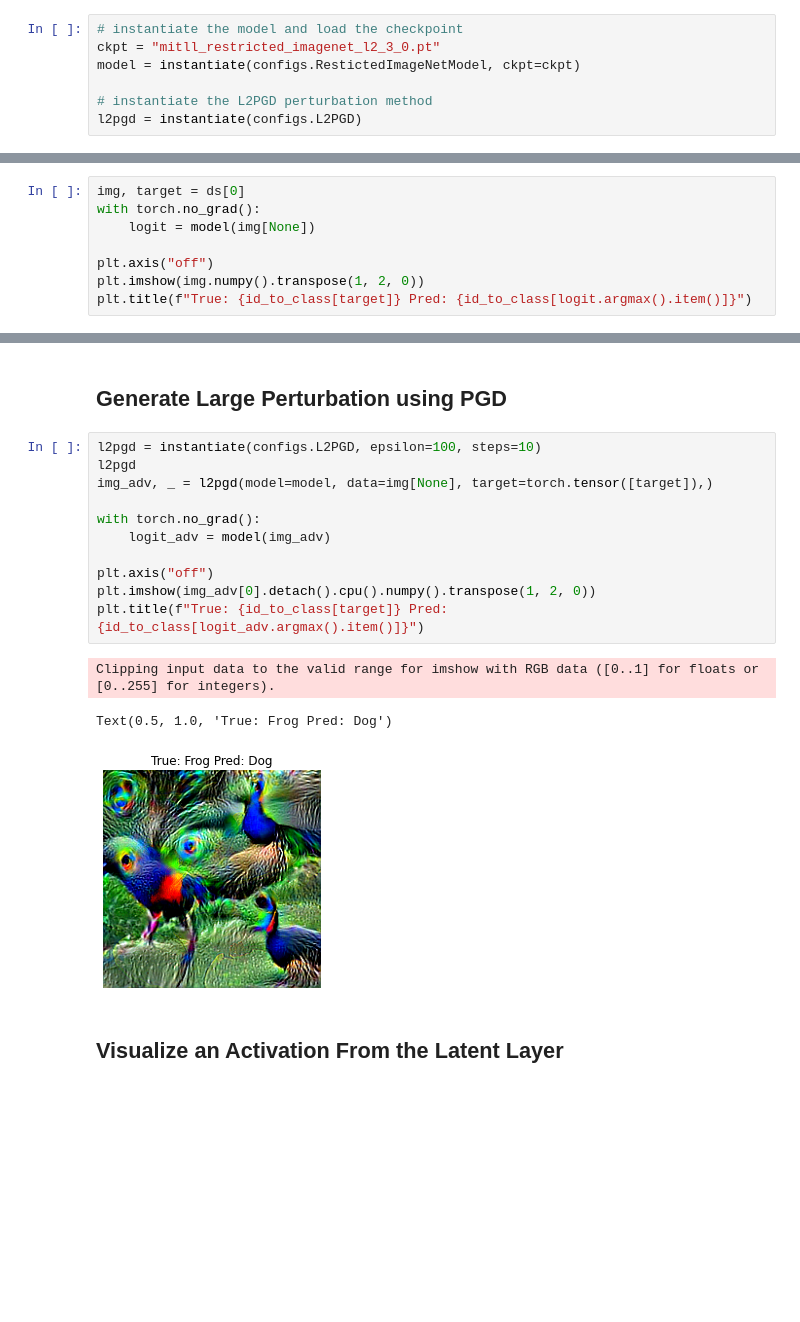
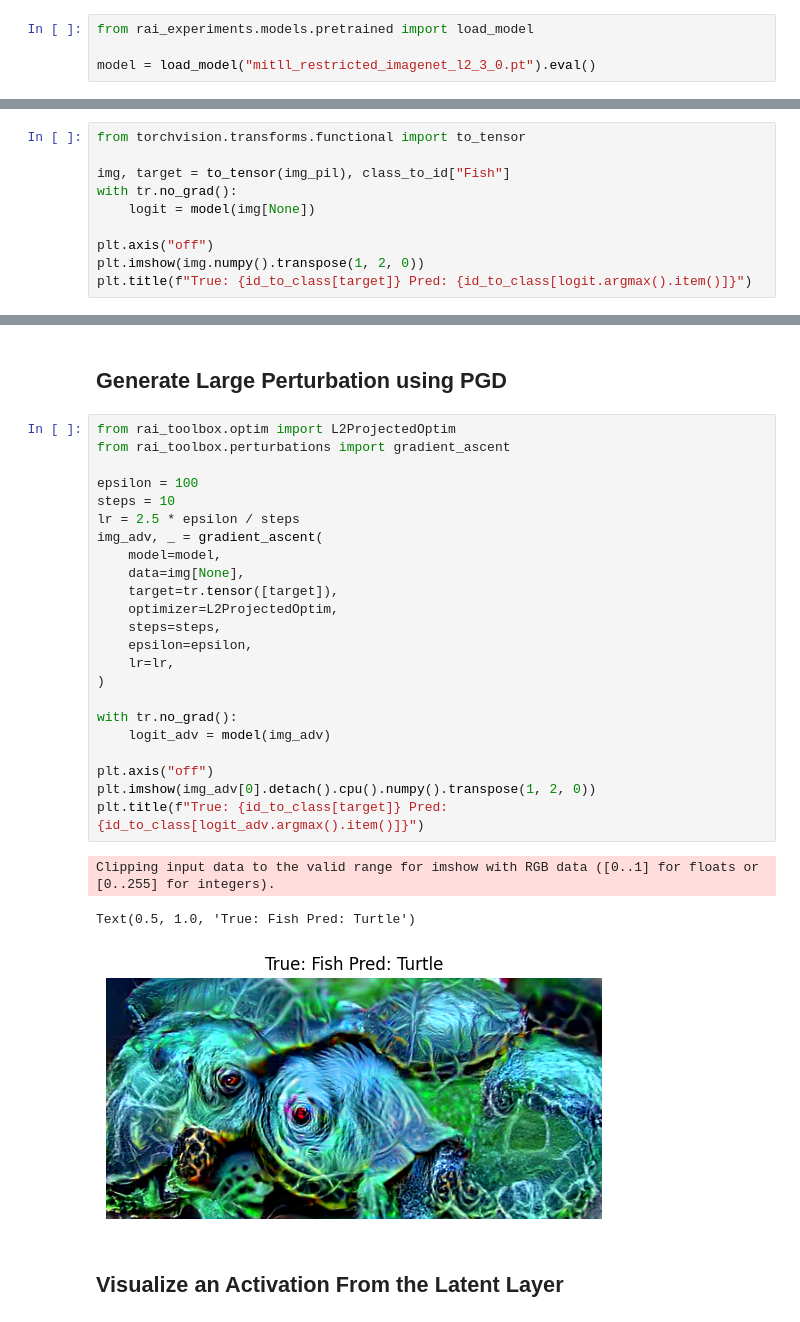
Before and after one commit to mit-ll-responsible-ai/responsible-ai-toolbox, a Jupyter notebook: experiments/madry/Visualizations.ipynb, the cells around one changed output, grey strips where cells are left out. Drawn from its saved outputs; the diff is of its cells as text; blank space fills up the shorter version.

```diff
--- a/experiments/madry/Visualizations.ipynb
+++ b/experiments/madry/Visualizations.ipynb
@@ -37,17 +45,16 @@ class_to_id = dict(
 # Dictionary of index of label to class name
 id_to_class = {v: k for k, v in class_to_id.items()}
 # %%
-# instantiate the model and load the checkpoint
-ckpt = "mitll_restricted_imagenet_l2_3_0.pt"
-model = instantiate(configs.RestictedImageNetModel, ckpt=ckpt)
+from rai_experiments.models.pretrained import load_model
 
-# instantiate the L2PGD perturbation method
-l2pgd = instantiate(configs.L2PGD)
+model = load_model("mitll_restricted_imagenet_l2_3_0.pt").eval()
 # %% [markdown]
 ## Load and Evaluate Image
 # %%
-img, target = ds[0]
-with torch.no_grad():
+from torchvision.transforms.functional import to_tensor
+
+img, target = to_tensor(img_pil), class_to_id["Fish"]
+with tr.no_grad():
     logit = model(img[None])
 
 plt.axis("off")
@@ -59,19 +66,31 @@ Text(0.5, 1.0, 'True: Frog Pred: Dog')
 # %% [markdown]
 ## Generate Large Perturbation using PGD
 # %%
-l2pgd = instantiate(configs.L2PGD, epsilon=100, steps=10)
-l2pgd
-img_adv, _ = l2pgd(model=model, data=img[None], target=torch.tensor([target]),)
+from rai_toolbox.optim import L2ProjectedOptim
+from rai_toolbox.perturbations import gradient_ascent
 
-with torch.no_grad():
+epsilon = 100
+steps = 10
+lr = 2.5 * epsilon / steps
+img_adv, _ = gradient_ascent(
+    model=model,
+    data=img[None],
+    target=tr.tensor([target]),
+    optimizer=L2ProjectedOptim,
+    steps=steps,
+    epsilon=epsilon,
+    lr=lr,
+)
+
+with tr.no_grad():
     logit_adv = model(img_adv)
 
 plt.axis("off")
 plt.imshow(img_adv[0].detach().cpu().numpy().transpose(1, 2, 0))
 plt.title(f"True: {id_to_class[target]} Pred: {id_to_class[logit_adv.argmax().item()]}")
 # %% [output]
 Clipping input data to the valid range for imshow with RGB data ([0..1] for floats or [0..255] for integers).
-Text(0.5, 1.0, 'True: Frog Pred: Dog')
+Text(0.5, 1.0, 'True: Fish Pred: Turtle')
-[figure, old version]
+[figure, new version]
 # %% [markdown]
 ## Visualize an Activation From the Latent Layer
```
Also changed, not shown: parts of 8 cells of this notebook, 7 other files.
